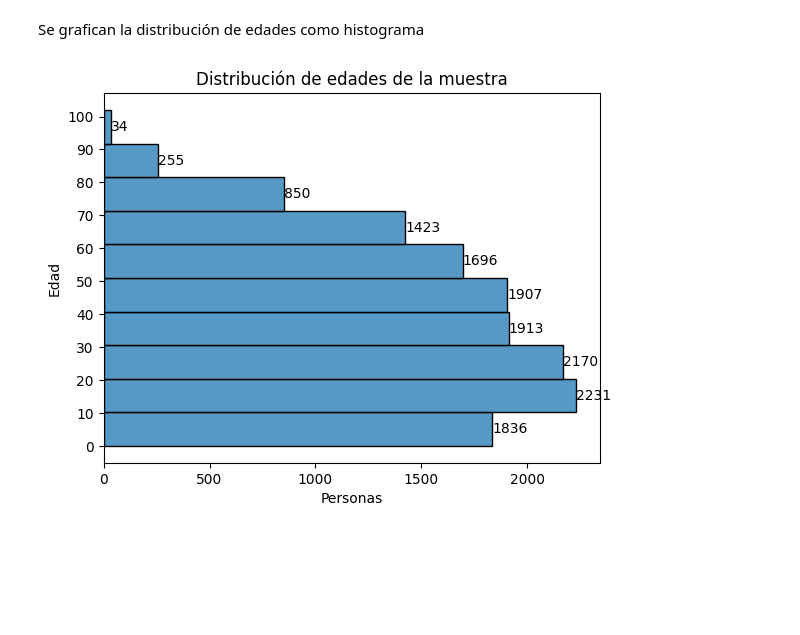
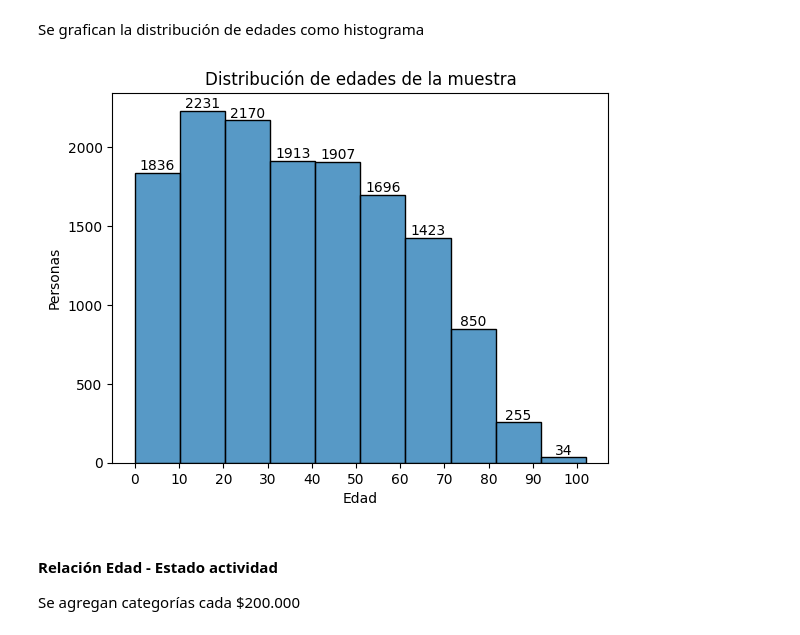
Before and after one commit to LMatiPerez/AnalisisDeDatosI_G5, a Jupyter notebook: graficos_grupo_5.ipynb, the cells around one changed output. Cells and saved outputs as stored; diff of their text form; code cells hidden in the pictures; blank space fills up the shorter version.

```diff
--- a/graficos_grupo_5.ipynb
+++ b/graficos_grupo_5.ipynb
@@ -67,12 +67,16 @@ personas.loc[personas["edad"] == -1, "edad"] = 0
 Se grafican la distribución de edades como histograma
 # %%
 import matplotlib.ticker as ticker
-g = sns.histplot(data=personas, y="edad", binwidth=10)
+fig, ax = plt.subplots()
+g = sns.histplot(data=personas, x="edad", binwidth=10, ax=ax)
 for i in g.containers:
     g.bar_label(i,)
-g.yaxis.set_major_locator(ticker.MultipleLocator(10))
-g = g.set(ylabel='Edad', xlabel='Personas')
+g.xaxis.set_major_locator(ticker.MultipleLocator(10))
+g = g.set(xlabel='Edad', ylabel='Personas')
 plt.title("Distribución de edades de la muestra")
 plt.show()
 # %% [output]
-[figure, old version]
+[figure, new version]
+# %% [markdown]
+#### Relación Edad - Estado actividad
+Se agregan categorías cada $200.000
```
Also changed, not shown: parts of 9 cells of this notebook.
